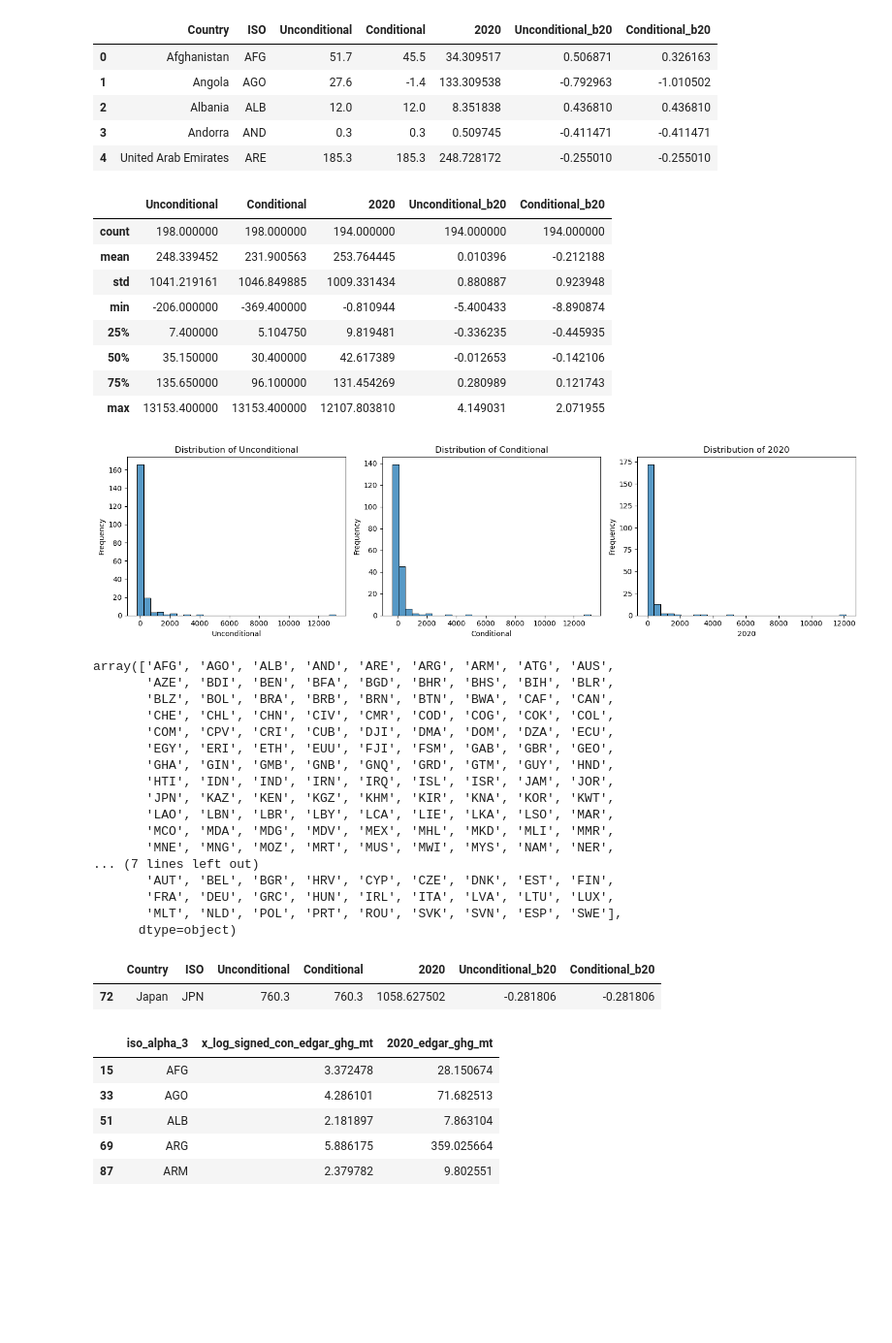
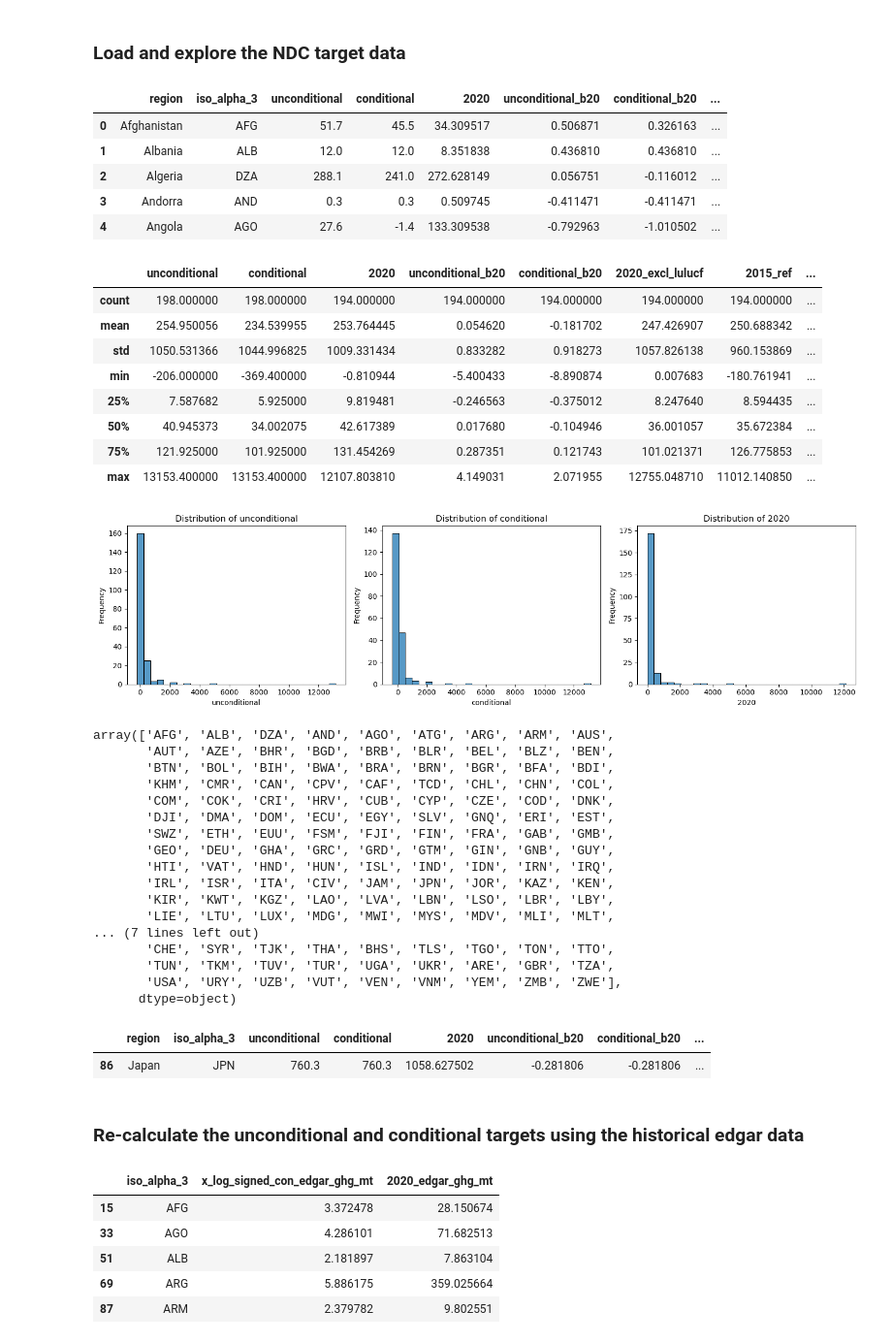
Before and after one commit to jroblar/ndc_evaluation, a Jupyter notebook: ndc_probability/ndc_probability_analysis.ipynb, the cells around one changed output. Shown at 97% size. Saved outputs shown, nothing was run; the diff lists cells and outputs as text; code cells hidden in the pictures; blank space fills up the shorter version.

Commit message:
update the ndc probabilty calculation after javi's data check

```diff
--- a/ndc_probability/ndc_probability_analysis.ipynb
+++ b/ndc_probability/ndc_probability_analysis.ipynb
@@ -25,58 +28,62 @@ DATA_DIR_PATH = os.path.join(ROOT_DIR_PATH, "data")
 RAW_DATA_DIR_PATH = os.path.join(DATA_DIR_PATH, "raw_data")
 NDC_DATA_DIR_PATH = os.path.join(RAW_DATA_DIR_PATH, "ndc")
 NDC_POSTPROCESSED_DIR_PATH = os.path.join(DATA_DIR_PATH, "ndc_data")
+# %% [markdown]
+### Load and explore the NDC target data
 # %%
 #NOTE: The emission values of this databse are in mtons
-ndc_ref = pd.read_csv(os.path.join(NDC_POSTPROCESSED_DIR_PATH, "ndc_reference.csv"))
+ndc_ref = pd.read_excel(os.path.join(NDC_POSTPROCESSED_DIR_PATH, "ndc_reference_combined.xlsx"), sheet_name="base_2020")
 ndc_ref.head()
 # %% [output]
-|  | Country | ISO | Unconditional | Conditional | 2020 | Unconditional_b20 | Conditional_b20 |
-| 0 | Afghanistan | AFG | 51.7 | 45.5 | 34.309517 | 0.506871 | 0.326163 |
-| 1 | Angola | AGO | 27.6 | -1.4 | 133.309538 | -0.792963 | -1.010502 |
-| 2 | Albania | ALB | 12.0 | 12.0 | 8.351838 | 0.436810 | 0.436810 |
-| 3 | Andorra | AND | 0.3 | 0.3 | 0.509745 | -0.411471 | -0.411471 |
-| 4 | United Arab Emirates | ARE | 185.3 | 185.3 | 248.728172 | -0.255010 | -0.255010 |
+|  | region | iso_alpha_3 | unconditional | conditional | 2020 | unconditional_b20 | conditional_b20 | ... |
+| 0 | Afghanistan | AFG | 51.7 | 45.5 | 34.309517 | 0.506871 | 0.326163 | ... |
+| 1 | Albania | ALB | 12.0 | 12.0 | 8.351838 | 0.436810 | 0.436810 | ... |
+| 2 | Algeria | DZA | 288.1 | 241.0 | 272.628149 | 0.056751 | -0.116012 | ... |
+| 3 | Andorra | AND | 0.3 | 0.3 | 0.509745 | -0.411471 | -0.411471 | ... |
+| 4 | Angola | AGO | 27.6 | -1.4 | 133.309538 | -0.792963 | -1.010502 | ... |
 # %%
 ndc_ref.describe()
 # %% [output]
-|  | Unconditional | Conditional | 2020 | Unconditional_b20 | Conditional_b20 |
-| count | 198.000000 | 198.000000 | 194.000000 | 194.000000 | 194.000000 |
-| mean | 248.339452 | 231.900563 | 253.764445 | 0.010396 | -0.212188 |
-| std | 1041.219161 | 1046.849885 | 1009.331434 | 0.880887 | 0.923948 |
-| min | -206.000000 | -369.400000 | -0.810944 | -5.400433 | -8.890874 |
-| 25% | 7.400000 | 5.104750 | 9.819481 | -0.336235 | -0.445935 |
-| 50% | 35.150000 | 30.400000 | 42.617389 | -0.012653 | -0.142106 |
-| 75% | 135.650000 | 96.100000 | 131.454269 | 0.280989 | 0.121743 |
-| max | 13153.400000 | 13153.400000 | 12107.803810 | 4.149031 | 2.071955 |
+|  | unconditional | conditional | 2020 | unconditional_b20 | conditional_b20 | 2020_excl_lulucf | 2015_ref | ... |
+| count | 198.000000 | 198.000000 | 194.000000 | 194.000000 | 194.000000 | 194.000000 | 194.000000 | ... |
+| mean | 254.950056 | 234.539955 | 253.764445 | 0.054620 | -0.181702 | 247.426907 | 250.688342 | ... |
+| std | 1050.531366 | 1044.996825 | 1009.331434 | 0.833282 | 0.918273 | 1057.826138 | 960.153869 | ... |
+| min | -206.000000 | -369.400000 | -0.810944 | -5.400433 | -8.890874 | 0.007683 | -180.761941 | ... |
+| 25% | 7.587682 | 5.925000 | 9.819481 | -0.246563 | -0.375012 | 8.247640 | 8.594435 | ... |
+| 50% | 40.945373 | 34.002075 | 42.617389 | 0.017680 | -0.104946 | 36.001057 | 35.672384 | ... |
+| 75% | 121.925000 | 101.925000 | 131.454269 | 0.287351 | 0.121743 | 101.021371 | 126.775853 | ... |
+| max | 13153.400000 | 13153.400000 | 12107.803810 | 4.149031 | 2.071955 | 12755.048710 | 11012.140850 | ... |
 # %%
-pu.plot_column_distributions(ndc_ref, ["Unconditional", "Conditional", "2020"], kde=False)
+pu.plot_column_distributions(ndc_ref, ["unconditional", "conditional", "2020"], kde=False)
 # %% [output]
-[figure, old version]
+[figure, new version]
 # %%
-ndc_ref["ISO"].unique()
+ndc_ref["iso_alpha_3"].unique()
 # %% [output]
-array(['AFG', 'AGO', 'ALB', 'AND', 'ARE', 'ARG', 'ARM', 'ATG', 'AUS',
-       'AZE', 'BDI', 'BEN', 'BFA', 'BGD', 'BHR', 'BHS', 'BIH', 'BLR',
-       'BLZ', 'BOL', 'BRA', 'BRB', 'BRN', 'BTN', 'BWA', 'CAF', 'CAN',
-       'CHE', 'CHL', 'CHN', 'CIV', 'CMR', 'COD', 'COG', 'COK', 'COL',
-       'COM', 'CPV', 'CRI', 'CUB', 'DJI', 'DMA', 'DOM', 'DZA', 'ECU',
-       'EGY', 'ERI', 'ETH', 'EUU', 'FJI', 'FSM', 'GAB', 'GBR', 'GEO',
-       'GHA', 'GIN', 'GMB', 'GNB', 'GNQ', 'GRD', 'GTM', 'GUY', 'HND',
-       'HTI', 'IDN', 'IND', 'IRN', 'IRQ', 'ISL', 'ISR', 'JAM', 'JOR',
-       'JPN', 'KAZ', 'KEN', 'KGZ', 'KHM', 'KIR', 'KNA', 'KOR', 'KWT',
-       'LAO', 'LBN', 'LBR', 'LBY', 'LCA', 'LIE', 'LKA', 'LSO', 'MAR',
-       'MCO', 'MDA', 'MDG', 'MDV', 'MEX', 'MHL', 'MKD', 'MLI', 'MMR',
-       'MNE', 'MNG', 'MOZ', 'MRT', 'MUS', 'MWI', 'MYS', 'NAM', 'NER',
+array(['AFG', 'ALB', 'DZA', 'AND', 'AGO', 'ATG', 'ARG', 'ARM', 'AUS',
+       'AUT', 'AZE', 'BHR', 'BGD', 'BRB', 'BLR', 'BEL', 'BLZ', 'BEN',
+       'BTN', 'BOL', 'BIH', 'BWA', 'BRA', 'BRN', 'BGR', 'BFA', 'BDI',
+       'KHM', 'CMR', 'CAN', 'CPV', 'CAF', 'TCD', 'CHL', 'CHN', 'COL',
+       'COM', 'COK', 'CRI', 'HRV', 'CUB', 'CYP', 'CZE', 'COD', 'DNK',
+       'DJI', 'DMA', 'DOM', 'ECU', 'EGY', 'SLV', 'GNQ', 'ERI', 'EST',
+       'SWZ', 'ETH', 'EUU', 'FSM', 'FJI', 'FIN', 'FRA', 'GAB', 'GMB',
+       'GEO', 'DEU', 'GHA', 'GRC', 'GRD', 'GTM', 'GIN', 'GNB', 'GUY',
+       'HTI', 'VAT', 'HND', 'HUN', 'ISL', 'IND', 'IDN', 'IRN', 'IRQ',
+       'IRL', 'ISR', 'ITA', 'CIV', 'JAM', 'JPN', 'JOR', 'KAZ', 'KEN',
+       'KIR', 'KWT', 'KGZ', 'LAO', 'LVA', 'LBN', 'LSO', 'LBR', 'LBY',
+       'LIE', 'LTU', 'LUX', 'MDG', 'MWI', 'MYS', 'MDV', 'MLI', 'MLT',
 ... (7 lines left out)
-       'AUT', 'BEL', 'BGR', 'HRV', 'CYP', 'CZE', 'DNK', 'EST', 'FIN',
-       'FRA', 'DEU', 'GRC', 'HUN', 'IRL', 'ITA', 'LVA', 'LTU', 'LUX',
-       'MLT', 'NLD', 'POL', 'PRT', 'ROU', 'SVK', 'SVN', 'ESP', 'SWE'],
+       'CHE', 'SYR', 'TJK', 'THA', 'BHS', 'TLS', 'TGO', 'TON', 'TTO',
+       'TUN', 'TKM', 'TUV', 'TUR', 'UGA', 'UKR', 'ARE', 'GBR', 'TZA',
+       'USA', 'URY', 'UZB', 'VUT', 'VEN', 'VNM', 'YEM', 'ZMB', 'ZWE'],
       dtype=object)
 # %%
-ndc_ref[ndc_ref.Country=="Japan"]
+ndc_ref[ndc_ref.region=="Japan"]
 # %% [output]
-|  | Country | ISO | Unconditional | Conditional | 2020 | Unconditional_b20 | Conditional_b20 |
-| 72 | Japan | JPN | 760.3 | 760.3 | 1058.627502 | -0.281806 | -0.281806 |
+|  | region | iso_alpha_3 | unconditional | conditional | 2020 | unconditional_b20 | conditional_b20 | ... |
+| 86 | Japan | JPN | 760.3 | 760.3 | 1058.627502 | -0.281806 | -0.281806 | ... |
+# %% [markdown]
+### Re-calculate the unconditional and conditional targets using the historical edgar data
 # %%
 run_id = 1773188058
 log_emissions_field_name = "x_log_signed_con_edgar_ghg_mt"
```
Also changed, not shown: parts of 16 cells of this notebook, 9 other files.
